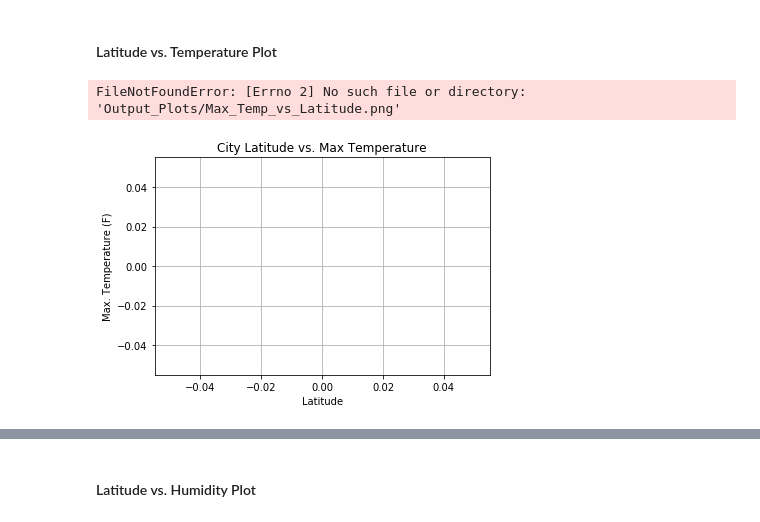
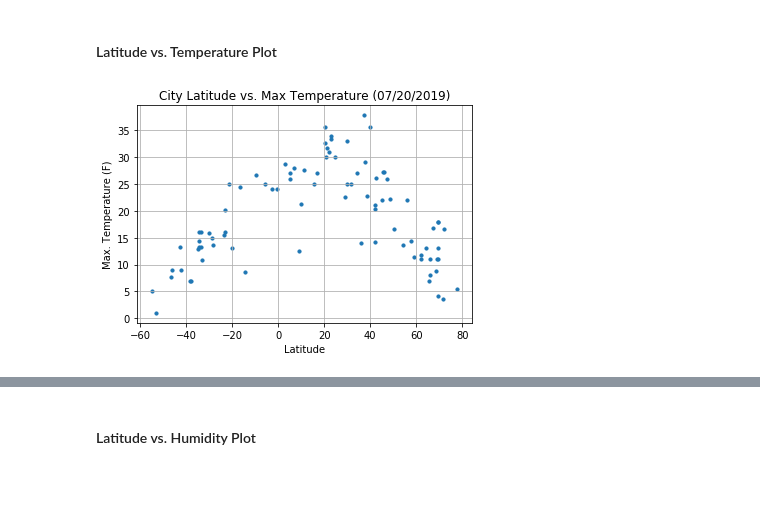
Before and after one commit to vabigdatamover/Barhorst_DataBootCamp_HW, a Jupyter notebook: Barhorst-Homework/Unit_6_API_Homework/WeatherPy_v1.ipynb, the cells around one changed output, grey strips where cells are left out. Saved outputs shown, nothing was run; the diff lists cells and outputs as text; code cells hidden in the pictures; blank space fills up the shorter version.

```diff
--- a/Barhorst-Homework/Unit_6_API_Homework/WeatherPy_v1.ipynb
+++ b/Barhorst-Homework/Unit_6_API_Homework/WeatherPy_v1.ipynb
@@ -36,8 +36,8 @@ cities = []
 
 # Create a set of random lat and lng combinations
 #Only Set to 15
-lats = np.random.uniform(low=-90.000, high=90.000, size=61)
-lngs = np.random.uniform(low=-180.000, high=180.000, size=61)
+lats = np.random.uniform(low=-90.000, high=90.000, size=150)
+lngs = np.random.uniform(low=-180.000, high=180.000, size=150)
 #Only Set to 15
 lat_lngs = zip(lats, lngs)
 
@@ -105,7 +95,7 @@ country = []
 date = []
 humidity = []
 lat = []
-lon = []
+lng = []
 max_temp = []
 wind_speed = []
 
@@ -121,7 +111,9 @@ print(f"-------------------------------")
 #Loop through the cities in the city list
 for city in cities:
 
+    #used to count to 50 and reset
     if count == 50:
+        #sets a sleep period for api
        time.sleep(1.5)
        count = 0
        record = 0
@@ -132,14 +124,14 @@ for city in cities:
     try:
         #response = requests.get(f"{base_url}&q={city}+{api_key}").json()
         response = requests.get(f"{base_url}appid={api_key}&units={units}&q={city}").json()
-        #city_name.append(response["name"])
+        city_name.append(response["name"])
         cloudiness.append(response["clouds"]["all"])
         country.append(response["sys"]["country"])
         date.append(response["dt"])
         humidity.append(response["main"]["humidity"])
         max_temp.append(response["main"]["temp_max"])
         lat.append(response["coord"]["lat"])
-        #lng.append(response["coord"]["lon"])
+        lng.append(response["coord"]["lon"])
         wind_speed.append(response["wind"]["speed"])
         city_record = response["name"]
         # Increase counter by one
@@ -189,13 +173,13 @@ all_in_one = []
 # %%
 # Create a dictonary with the lists generated
 weatherpy_dict = {
-    "City": city,
+    "City": city_name,
     "Cloudiness":cloudiness,
     "Country":country,
     "Date":date,
     "Humidity": humidity,
     "Lat":lat,
-    #"Lng":lng,
+    "Lng":lng,
     "Max Temp": max_temp,
     "Wind Speed":wind_speed
 }
@@ -258,18 +220,17 @@ dtype: int64
 # %%
 # Build a scatter plot for each data type
 plt.scatter(weather_data["Lat"], weather_data["Max Temp"], marker="o", s=10)
 
 # Incorporate the other graph properties
-plt.title("City Latitude vs. Max Temperature")
+plt.title("City Latitude vs. Max Temperature (07/20/2019)")
 plt.ylabel("Max. Temperature (F)")
 plt.xlabel("Latitude")
 plt.grid(True)
 
 # Save the figure
-plt.savefig("Output_Plots/Max_Temp_vs_Latitude.png")
+plt.savefig("Max_Temp_vs_Latitude.png")
 
 # Show plot
 plt.show()
 # %% [output]
-FileNotFoundError: [Errno 2] No such file or directory: 'Output_Plots/Max_Temp_vs_Latitude.png'
-[figure, old version]
+[figure, new version]
```
Also changed, not shown: parts of 20 cells of this notebook, 9 other files.
